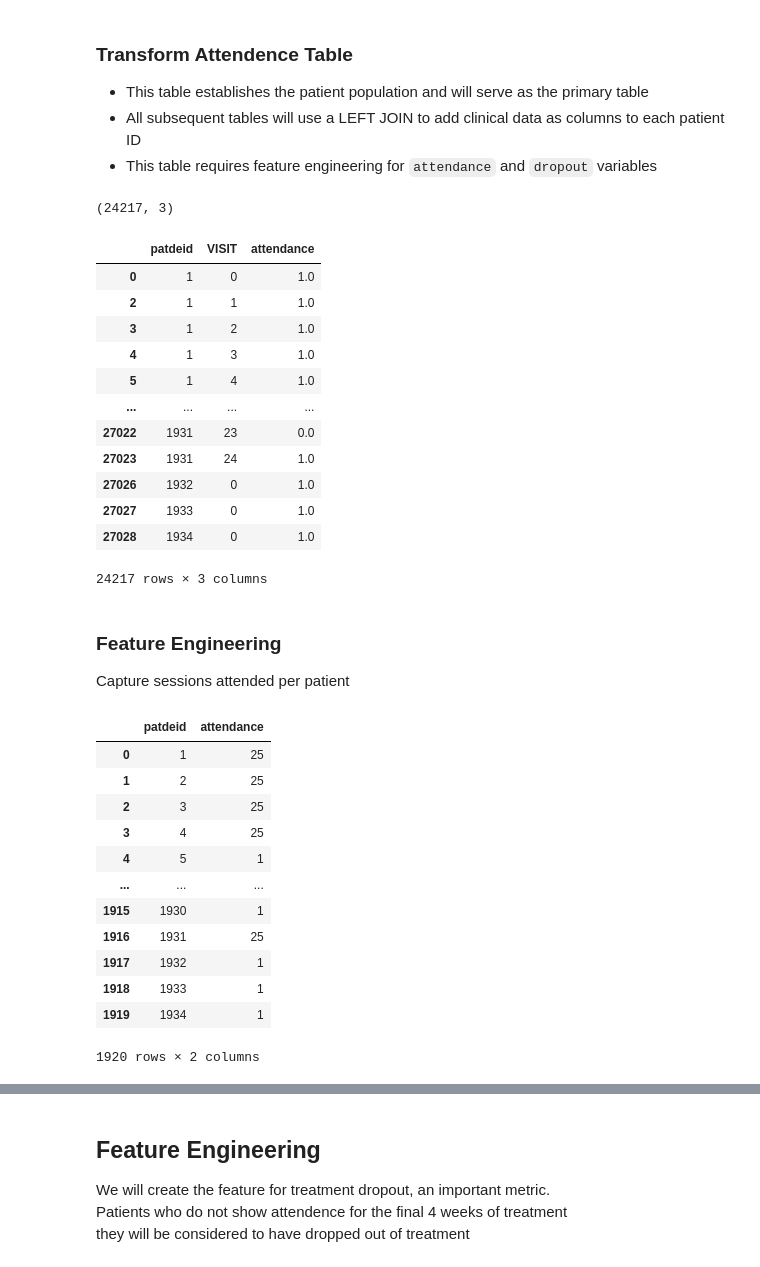
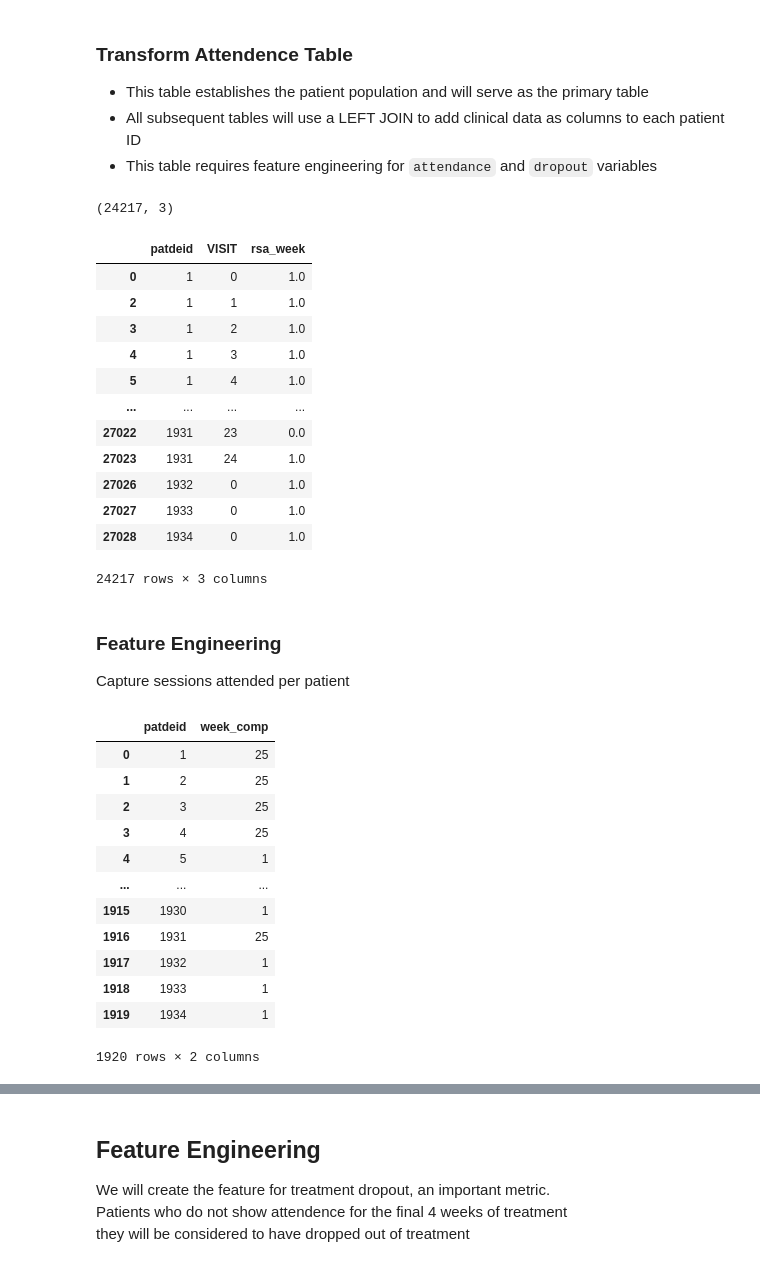
Before and after one commit to DanHerman212/precision_medicine, a Jupyter notebook: code/1_data_cleaning.ipynb, the cells around one changed output, grey strips where cells are left out. Cells and saved outputs as stored; diff of their text form; code cells hidden in the pictures.

```diff
--- a/code/1_data_cleaning.ipynb
+++ b/code/1_data_cleaning.ipynb
@@ -99,28 +99,28 @@ dos shape: (160908, 19)
 # %%
 # we will define the columns and labels that we need for each df and then transform the data
 
 # set parameters for transformation
 rsa_cols = ['patdeid','VISIT','RSA001']
-rsa_labels = {'RSA001':'attendance'}
+rsa_labels = {'RSA001':'rsa_week'}
 
 # the helper function will transform the data
 rsa = helper.clean_df(rsa, rsa_cols, rsa_labels)
 
 # fill nulls with 0, marking no attendance
-rsa['attendance'] = rsa['attendance'].fillna(0)
+
 
 # remove the followup visits from the main clinical data weeks 0 - 24
 rsa = rsa[~rsa['VISIT'].isin([28, 32])]
 
 # remove duplicate rows
 rsa = rsa.drop_duplicates(subset=['patdeid', 'VISIT'], keep='first')
 
 # observe shape and sample 5 observations
 print(rsa.shape)
 display(rsa)
 # %% [output]
 (24217, 3)
-|  | patdeid | VISIT | attendance |
+|  | patdeid | VISIT | rsa_week |
 | 0 | 1 | 0 | 1.0 |
 | 2 | 1 | 1 | 1.0 |
 | 3 | 1 | 2 | 1.0 |
@@ -138,11 +138,11 @@ display(rsa)
 Capture sessions attended per patient
 # %%
 # create df with count of attendance for each patient
-attendence = rsa.groupby('patdeid')['attendance'].size().to_frame('attendance').reset_index()
+attendence = rsa.groupby('patdeid')['rsa_week'].size().to_frame('week_comp').reset_index()
 
 attendence
 # %% [output]
-|  | patdeid | attendance |
+|  | patdeid | week_comp |
 | 0 | 1 | 25 |
 | 1 | 2 | 25 |
 | 2 | 3 | 25 |
```
Also changed, not shown: parts of 19 cells of this notebook, 3 other files.
